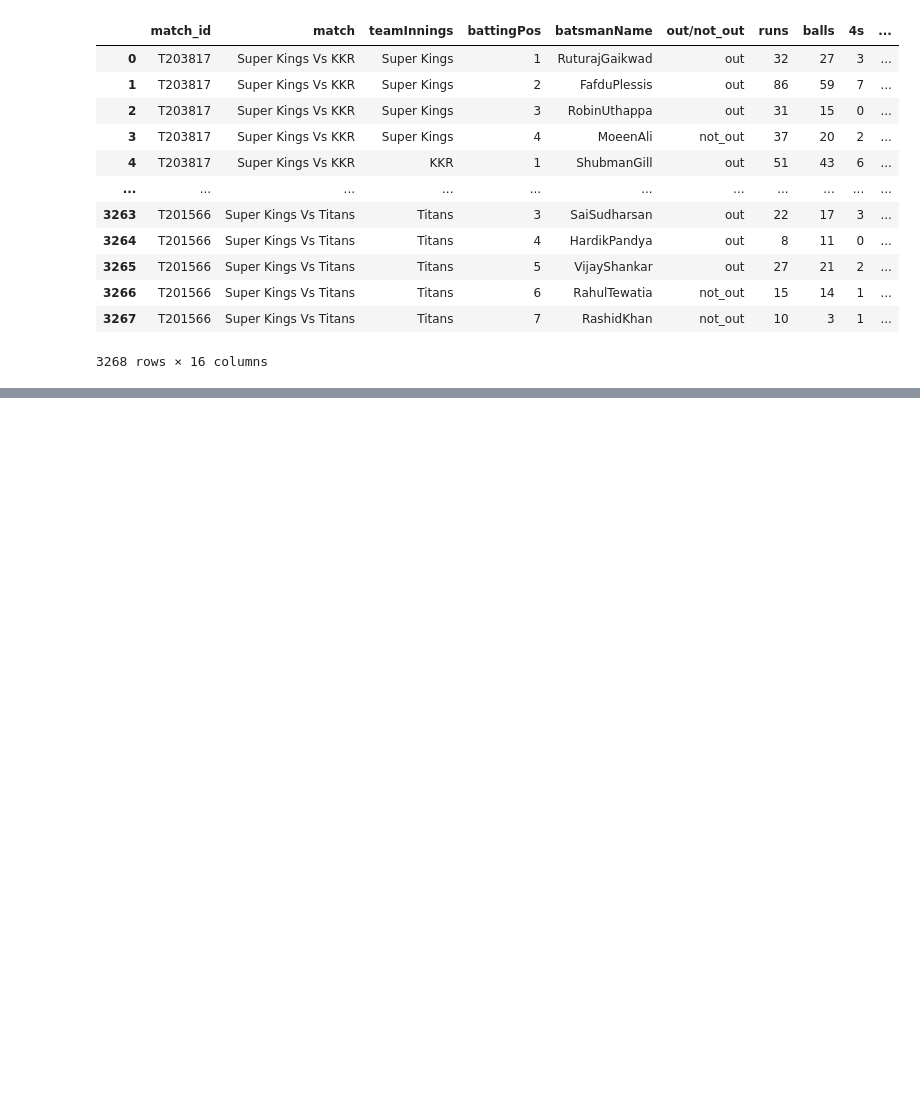
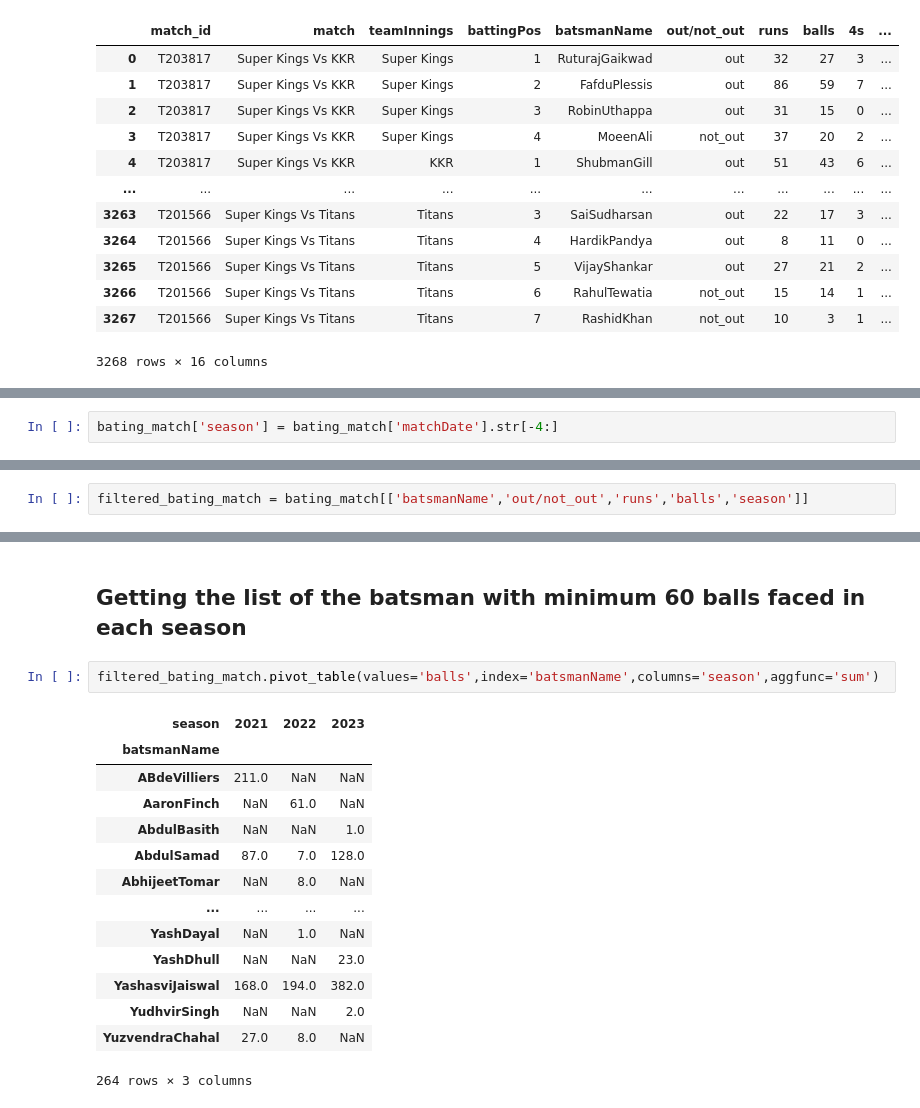
Before and after one commit to sourabhms66/ipl_2024, a Jupyter notebook: codes.ipynb, the cells around one changed output, grey strips where cells are left out. Saved outputs shown, nothing was run; the diff lists cells and outputs as text; blank space fills up the shorter version.

```diff
--- a/codes.ipynb
+++ b/codes.ipynb
@@ -134,0 +137,2 @@ bating_match
+# %%
+bating_match['season'] = bating_match['matchDate'].str[-4:]
@@ -134,0 +148,2 @@ bating_match
+# %%
+filtered_bating_match = bating_match[['batsmanName','out/not_out','runs','balls','season']]
@@ -134,0 +159,19 @@ bating_match
+# %% [markdown]
+## Getting the list of the batsman with minimum 60 balls faced in each season
+# %%
+filtered_bating_match.pivot_table(values='balls',index='batsmanName',columns='season',aggfunc='sum')
+# %% [output]
+| season | 2021 | 2022 | 2023 |
+| batsmanName |  |  |  |
+| ABdeVilliers | 211.0 | NaN | NaN |
+| AaronFinch | NaN | 61.0 | NaN |
+| AbdulBasith | NaN | NaN | 1.0 |
+| AbdulSamad | 87.0 | 7.0 | 128.0 |
+| AbhijeetTomar | NaN | 8.0 | NaN |
+| ... | ... | ... | ... |
+| YashDayal | NaN | 1.0 | NaN |
+| YashDhull | NaN | NaN | 23.0 |
+| YashasviJaiswal | 168.0 | 194.0 | 382.0 |
+| YudhvirSingh | NaN | NaN | 2.0 |
+| YuzvendraChahal | 27.0 | 8.0 | NaN |
+264 rows × 3 columns
```
Also changed, not shown: parts of 17 cells of this notebook.
